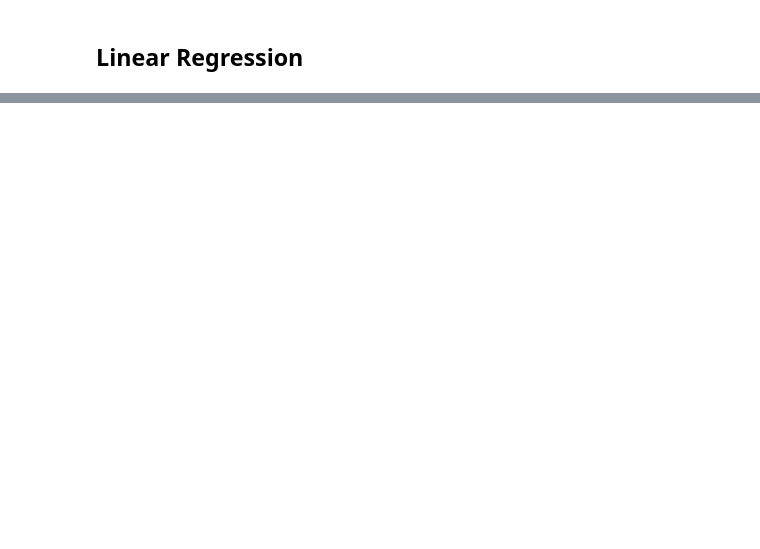
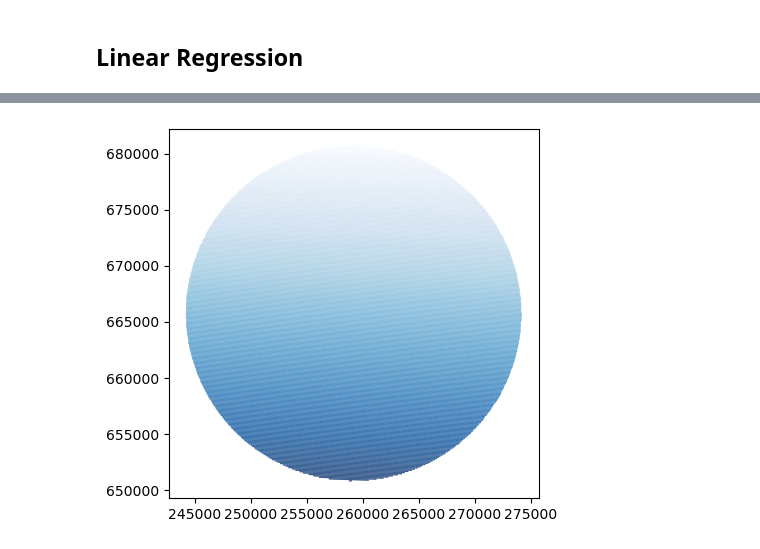
Before and after one commit to virgilxw/Morphology_model_v1, a Jupyter notebook: 4_aggregation.ipynb, the cells around one changed output, grey strips where cells are left out. Cells and saved outputs as stored; diff of their text form; code cells hidden in the pictures; blank space fills up the shorter version.

```diff
--- a/4_aggregation.ipynb
+++ b/4_aggregation.ipynb
@@ -306,0 +223,10 @@ buildings = building
+# %%
+import geopandas as gpd
+import matplotlib.pyplot as plt
+
+# Assuming cells_in_circle is a GeoDataFrame
+fig, ax = plt.subplots()
+cells_in_circle.plot(column='row', ax=ax, cmap='Blues')
+plt.show()
+# %% [output]
+[figure, added]
```
Also changed, not shown: parts of 28 cells of this notebook, 4 other files.
